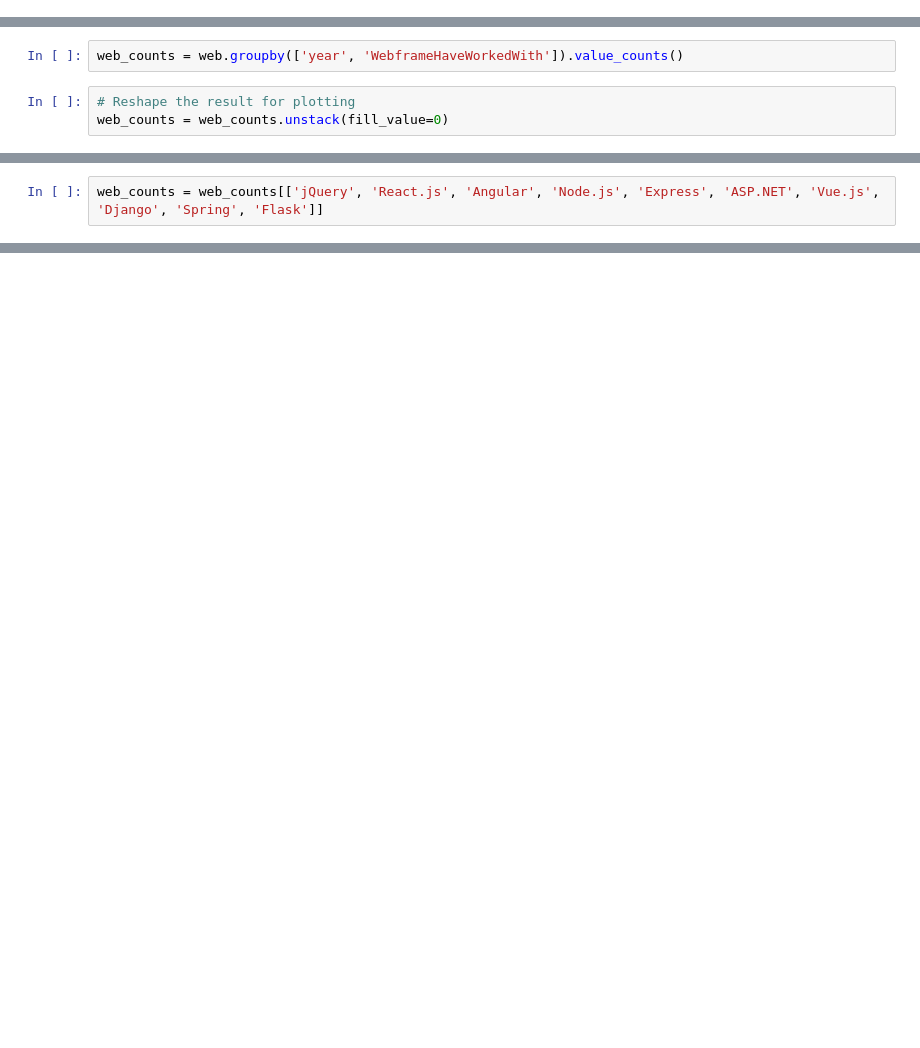
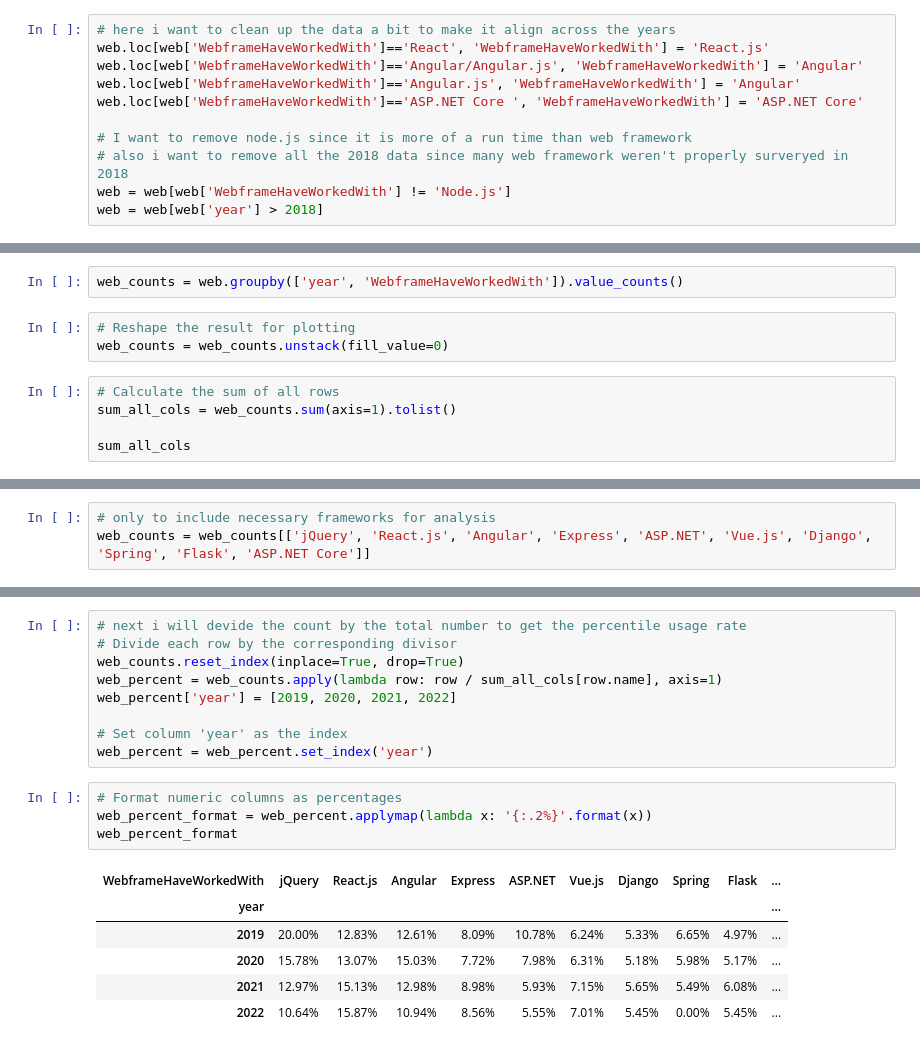
Before and after one commit to renshou753/uda_data_science_blog, a Jupyter notebook: data science blog.ipynb, the cells around one changed output, grey strips where cells are left out. Drawn from its saved outputs; the diff is of its cells as text; blank space fills up the shorter version.

```diff
--- a/data science blog.ipynb
+++ b/data science blog.ipynb
@@ -169,2 +166,13 @@ NameError: name 'React' is not defined
+# %%
+# here i want to clean up the data a bit to make it align across the years
+web.loc[web['WebframeHaveWorkedWith']=='React', 'WebframeHaveWorkedWith'] = 'React.js'
+web.loc[web['WebframeHaveWorkedWith']=='Angular/Angular.js', 'WebframeHaveWorkedWith'] = 'Angular'
+web.loc[web['WebframeHaveWorkedWith']=='Angular.js', 'WebframeHaveWorkedWith'] = 'Angular'
+web.loc[web['WebframeHaveWorkedWith']=='ASP.NET Core ', 'WebframeHaveWorkedWith'] = 'ASP.NET Core'
+
+# I want to remove node.js since it is more of a run time than web framework
+# also i want to remove all the 2018 data since many web framework weren't properly surveryed in 2018
+web = web[web['WebframeHaveWorkedWith'] != 'Node.js']
+web = web[web['year'] > 2018]
 # %%
 web_counts = web['WebframeHaveWorkedWith'].value_counts()
@@ -192,3 +200,8 @@ web_counts = web.groupby(['year', 'WebframeHaveWorkedWith']).value_counts()
 # %%
 # Reshape the result for plotting
 web_counts = web_counts.unstack(fill_value=0)
+# %%
+# Calculate the sum of all rows
+sum_all_cols = web_counts.sum(axis=1).tolist()
+
+sum_all_cols
@@ -195,2 +210,3 @@ web_counts = web_counts.unstack(fill_value=0)
 # %%
-web_counts = web_counts[['jQuery', 'React.js', 'Angular', 'Node.js', 'Express', 'ASP.NET', 'Vue.js', 'Django', 'Spring', 'Flask']]
+# only to include necessary frameworks for analysis
+web_counts = web_counts[['jQuery', 'React.js', 'Angular', 'Express', 'ASP.NET', 'Vue.js', 'Django', 'Spring', 'Flask', 'ASP.NET Core']]
@@ -207 +222,21 @@ web_counts
+# %%
+# next i will devide the count by the total number to get the percentile usage rate
+# Divide each row by the corresponding divisor
+web_counts.reset_index(inplace=True, drop=True)
+web_percent = web_counts.apply(lambda row: row / sum_all_cols[row.name], axis=1)
+web_percent['year'] = [2019, 2020, 2021, 2022]
+
+# Set column 'year' as the index
+web_percent = web_percent.set_index('year')
+# %%
+# Format numeric columns as percentages
+web_percent_format = web_percent.applymap(lambda x: '{:.2%}'.format(x))
+web_percent_format
+# %% [output]
+| WebframeHaveWorkedWith | jQuery | React.js | Angular | Express | ASP.NET | Vue.js | Django | Spring | Flask | ... |
+| year |  |  |  |  |  |  |  |  |  | ... |
+| 2019 | 20.00% | 12.83% | 12.61% | 8.09% | 10.78% | 6.24% | 5.33% | 6.65% | 4.97% | ... |
+| 2020 | 15.78% | 13.07% | 15.03% | 7.72% | 7.98% | 6.31% | 5.18% | 5.98% | 5.17% | ... |
+| 2021 | 12.97% | 15.13% | 12.98% | 8.98% | 5.93% | 7.15% | 5.65% | 5.49% | 6.08% | ... |
+| 2022 | 10.64% | 15.87% | 10.94% | 8.56% | 5.55% | 7.01% | 5.45% | 0.00% | 5.45% | ... |
 # %%
```
Also changed, not shown: parts of 58 cells of this notebook, 1 other file.
